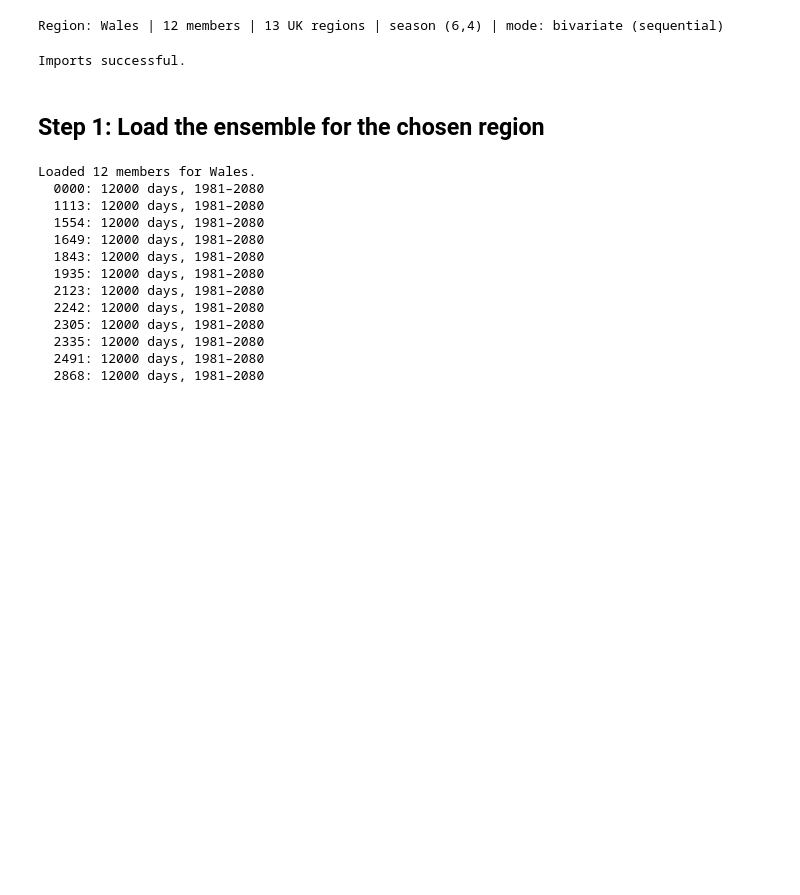
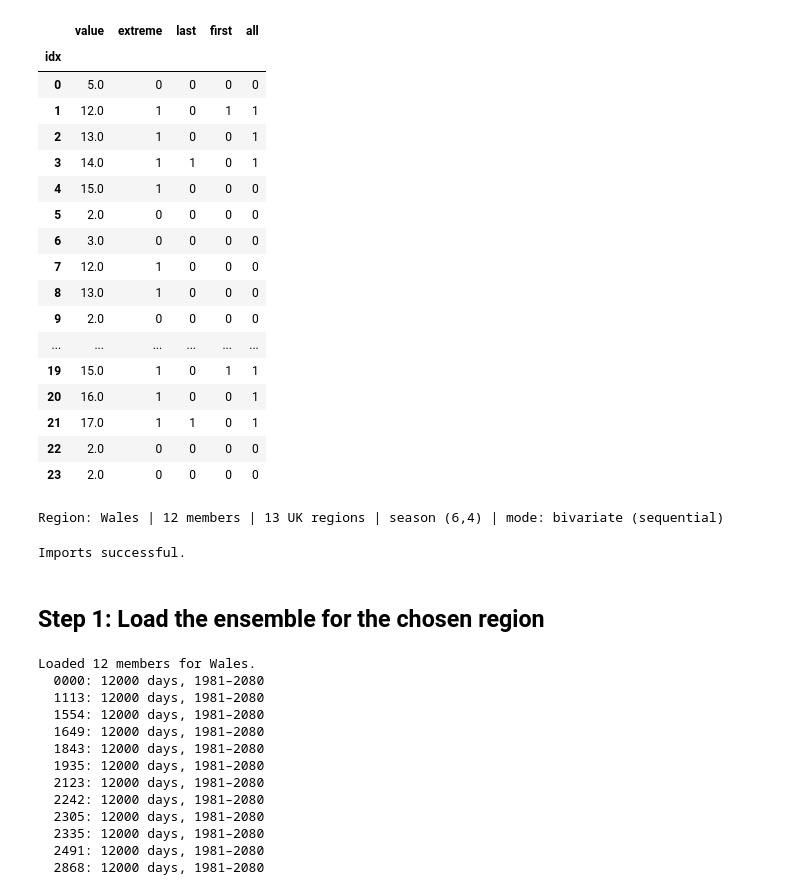
Before and after one commit to elenadstr/UKCI, a Jupyter notebook: notebooks/demo_threshold_detector.ipynb, the cells around one changed output. Cells and saved outputs as stored; diff of their text form; code cells hidden in the pictures; blank space fills up the shorter version.

```diff
--- a/notebooks/demo_threshold_detector.ipynb
+++ b/notebooks/demo_threshold_detector.ipynb
@@ -151,3 +584,36 @@ THRESHOLD_1=20, DIRECTION_1='above', N_CONSECUTIVE_1=1, THRESHOLD_2=None
+# %%
+import sys, os
+sys.path.insert(0, os.path.join(os.path.dirname(os.path.abspath('__file__')), '..'))
+
+
+# See what flag='last' / 'first' / 'all' each produce, side by side.
+# swap `toy` for one of your loaded member arrays to inspect real data.
+from threshold_detector import compare_flag_options
+
+toy = [5, 12, 13, 14, 15, 2, 3, 12, 13, 2, 14, 2, 2, 2, 2, 2, 12, 13, 14, 15, 16, 17, 2, 2]
+compare_flag_options(toy, threshold=10, N=3, min_days=None)
+# columns: raw value | extreme (before windowing) | the flags under each option.
+# Note the 6-day spell (idx 16-21): 'last' -> flags at 18 & 21 (two whole
+# windows), 'all' -> all six days. The isolated day (idx 10) is never flagged.
+# %% [output]
+|  | value | extreme | last | first | all |
+| idx |  |  |  |  |  |
+| 0 | 5.0 | 0 | 0 | 0 | 0 |
+| 1 | 12.0 | 1 | 0 | 1 | 1 |
+| 2 | 13.0 | 1 | 0 | 0 | 1 |
+| 3 | 14.0 | 1 | 1 | 0 | 1 |
+| 4 | 15.0 | 1 | 0 | 0 | 0 |
+| 5 | 2.0 | 0 | 0 | 0 | 0 |
+| 6 | 3.0 | 0 | 0 | 0 | 0 |
+| 7 | 12.0 | 1 | 0 | 0 | 0 |
+| 8 | 13.0 | 1 | 0 | 0 | 0 |
+| 9 | 2.0 | 0 | 0 | 0 | 0 |
+| ... | ... | ... | ... | ... | ... |
+| 19 | 15.0 | 1 | 0 | 1 | 1 |
+| 20 | 16.0 | 1 | 0 | 0 | 1 |
+| 21 | 17.0 | 1 | 1 | 0 | 1 |
+| 22 | 2.0 | 0 | 0 | 0 | 0 |
+| 23 | 2.0 | 0 | 0 | 0 | 0 |
 # %%
 # ============================================================
 # USER PARAMETERS — edit this cell only
```
Also changed, not shown: parts of 8 cells of this notebook, 3 other files.
